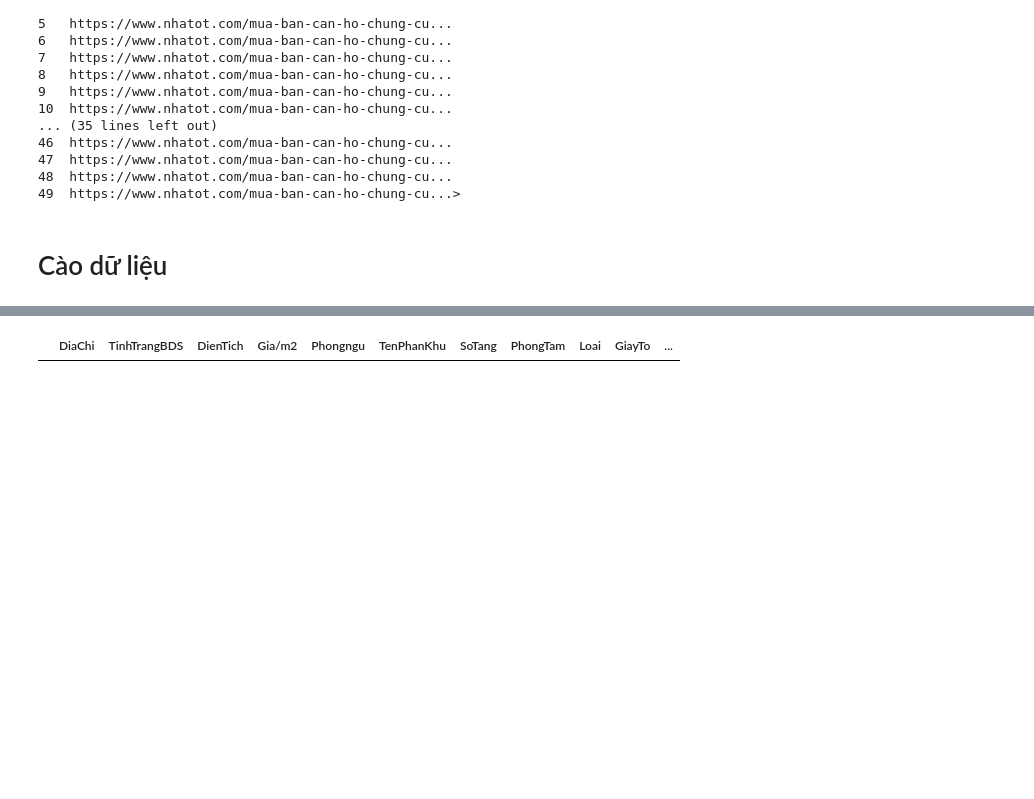
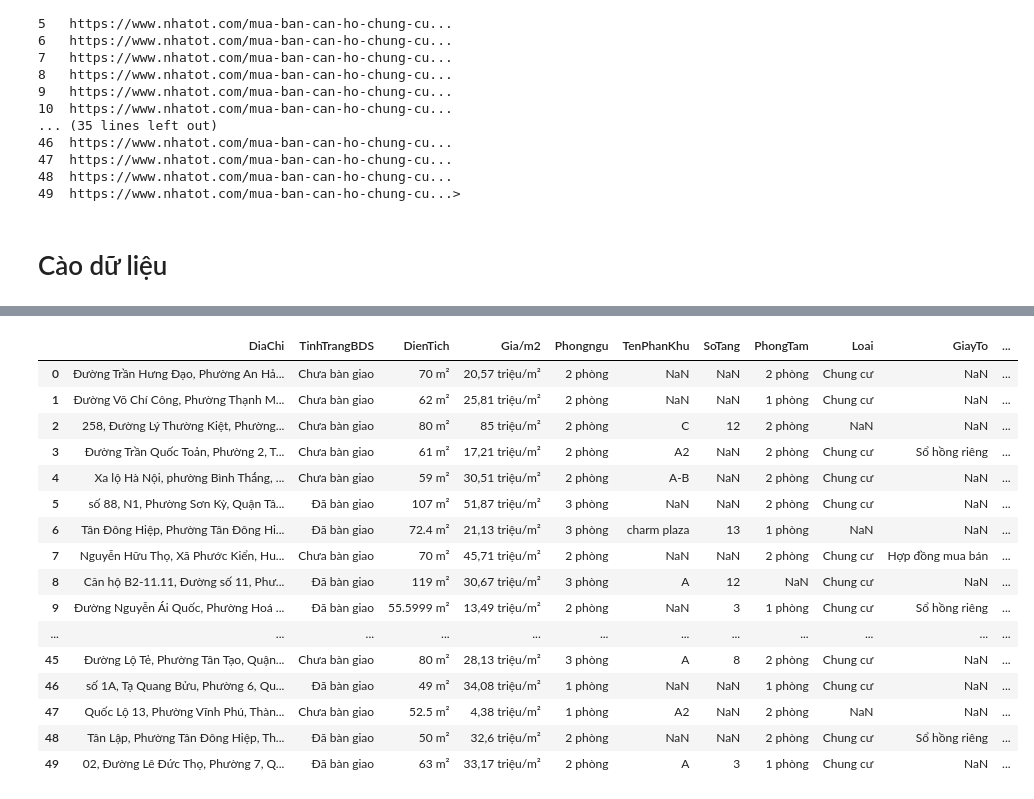
Before and after one commit to huywindear004/SIC_BigData_Real-Estate-Price-Prediction, a Jupyter notebook: notebooks/WebScraping.ipynb, the cells around one changed output, grey strips where cells are left out. Drawn from its saved outputs; the diff is of its cells as text; code cells hidden in the pictures; blank space fills up the shorter version.

```diff
--- a/notebooks/WebScraping.ipynb
+++ b/notebooks/WebScraping.ipynb
@@ -29,8 +40,8 @@ import time
 # service = Service(chromedriver_path)
 
 # # Khởi tạo WebDriver cho Cốc Cốc
-#options = webdriver.ChromeOptions()
-#options.add_argument("--headless")  # Chạy ẩn danh (không hiển thị trình duyệt)
+# options = webdriver.ChromeOptions()
+# options.add_argument("--headless")  # Chạy ẩn danh (không hiển thị trình duyệt)
 
 try:
 
@@ -38,7 +49,7 @@ try:
     arr = []
 
     # Lặp qua các trang
-    for page in range(1, 3):
+    for page in range(1, 10):
         driver = webdriver.Chrome()
         url = f"https://www.nhatot.com/mua-ban-can-ho-chung-cu?page={page}"
         print(f"Đang lấy dữ liệu từ trang: {url}")
@@ -57,7 +68,7 @@ except Exception as e:
 # Tạo DataFrame từ danh sách các link
 df = pd.DataFrame(arr, columns=['links'])
 # Lưu DataFrame vào file CSV
-df.to_csv('../data/test/links_chotot.csv', index=False)
+df.to_csv('data\\chotot.csv', index=False)
 print("Hoàn thành lấy dữ liệu!")
 # %% [output]
 Đang lấy dữ liệu từ trang: https://www.nhatot.com/mua-ban-can-ho-chung-cu?page=1
@@ -70,5 +83,5 @@ Hoàn thành lấy dữ liệu!
 # %%
-frame = pd.read_csv('../data/test/links_chotot.csv')
+frame = pd.read_csv('data\\chotot.csv')
 frame.head(20)
 frame.info
 # %% [output]
@@ -112,16 +125,13 @@ def getdata(link):
     options.add_argument("--disable-gpu")  # Tắt GPU (không cần thiết cho chế độ headless)
     options.add_argument("--no-sandbox")
     options.add_argument("--disable-dev-shm-usage")
-
     # Tạo instance của trình điều khiển Chrome
     driver = webdriver.Chrome(options=options)
         # Mở trang web
     driver.get(link)
-
         # Lấy nội dung HTML của trang
     html_text = driver.page_source
     driver.quit()  # Đóng trình duyệt sau khi lấy dữ liệu
-
         # Phân tích cú pháp HTML để trích xuất dữ liệu
     r_html = HTML(html=html_text)
     if len(r_html.find(".notfound-message")) == 0:
@@ -132,28 +142,14 @@ def getdata(link):
             # test là toàn bộ mã html của trang đang truy xuất
             test = r_table[0]
             inf = test.find('.col-xs-12')
-            price = test.find('.priceWrapper___y7Aj6')
-            temp = r_html.find('a')
-            col = temp[6].find('b')
-            info = inf[1].text + '\n'
-            for item in r_table:
-                print(item)
-            print(test.html)  # In mã HTML thô của test
-            print("\nLength of test element (text):")
-            print(len(test.text))
-            for item in inf:
-                print(item)
-            for item in price:
-                print(item)
-            for item in temp:
-                print(item)
-            for item in col:
-                print(item)
-            for item in info:
-                print(item)
+            attribute=test.find(".AdParam_adParamContainerVeh__Vz4Zt")
+            price = test.find('.AdDecriptionVeh_price__u_N83')
+            # temp = r_html.find('a')
+            # col = temp[6].find('b')
+            info = inf[0].text.replace("Xem bản đồ","").strip() #xóa chữ bản đồ ở phía cuối
             arr.append(info)  # dia chi nha
-            arr.append(inf[3].text)  # thong tin can nha
-            arr.append(price[1].text)  # gia nha
+            arr.append(attribute[0].text)  # thong tin can nha
+            arr.append(price[0].text)  # gia nha
         else:
             return []
 
@@ -169,6 +165,7 @@ def getdata(link):
     else:
         return []
 # %%
+count=0
 for link in frame['links']:
     print(link)
     data = getdata(link)
@@ -182,6 +179,7 @@ for link in frame['links']:
                 if item in i[0]:
                     mang.append(i[0].split(':')[1])
                     flag = 1
+                    break
             dem = dem+1
             if flag==1:
                 if (dem ==1): estate_condition+=mang
@@ -236,24 +233,40 @@ IndexError: list index out of range
 # %%
 df = {
         'DiaChi' : address,
         'TinhTrangBDS' : estate_condition,
         'DienTich' : acreage,
         'Gia/m2'   : price_m2,
         'Phongngu': bedroom,
       'TenPhanKhu': block,
       'SoTang': floor,
       'PhongTam':bath_room,
       'Loai': types,
       'GiayTo': Legal_papers,
       'MaCanHo': id_house,
       'TinhTrangNoiThat': furniture_condition,
       'HuongCuaChinh': main_direction,
       'HuongBanCong': balcony_direction,
       'DacDiem':Character,
       'Gia': price,
 }
 df = pd.DataFrame(df)
-df.to_csv('../data/test/raw_data.csv',encoding="utf-8-sig",index=False)
+df.to_csv('raw_data.csv',encoding="utf-8-sig",index=False)
 df
 # %% [output]
 |  | DiaChi | TinhTrangBDS | DienTich | Gia/m2 | Phongngu | TenPhanKhu | SoTang | PhongTam | Loai | GiayTo | ... |
+| 0 | Đường Trần Hưng Đạo, Phường An Hả... | Chưa bàn giao | 70 m² | 20,57 triệu/m² | 2 phòng | NaN | NaN | 2 phòng | Chung cư | NaN | ... |
+| 1 | Đường Võ Chí Công, Phường Thạnh M... | Chưa bàn giao | 62 m² | 25,81 triệu/m² | 2 phòng | NaN | NaN | 1 phòng | Chung cư | NaN | ... |
+| 2 | 258, Đường Lý Thường Kiệt, Phường... | Chưa bàn giao | 80 m² | 85 triệu/m² | 2 phòng | C | 12 | 2 phòng | NaN | NaN | ... |
+| 3 | Đường Trần Quốc Toản, Phường 2, T... | Chưa bàn giao | 61 m² | 17,21 triệu/m² | 2 phòng | A2 | NaN | 2 phòng | Chung cư | Sổ hồng riêng | ... |
+| 4 | Xa lộ Hà Nội, phường Bình Thắng, ... | Chưa bàn giao | 59 m² | 30,51 triệu/m² | 2 phòng | A-B | NaN | 2 phòng | Chung cư | NaN | ... |
+| 5 | số 88, N1, Phường Sơn Kỳ, Quận Tâ... | Đã bàn giao | 107 m² | 51,87 triệu/m² | 3 phòng | NaN | NaN | 2 phòng | Chung cư | NaN | ... |
+| 6 | Tân Đông Hiệp, Phường Tân Đông Hi... | Đã bàn giao | 72.4 m² | 21,13 triệu/m² | 3 phòng | charm plaza | 13 | 1 phòng | NaN | NaN | ... |
+| 7 | Nguyễn Hữu Thọ, Xã Phước Kiển, Hu... | Chưa bàn giao | 70 m² | 45,71 triệu/m² | 2 phòng | NaN | NaN | 2 phòng | Chung cư | Hợp đồng mua bán | ... |
+| 8 | Căn hộ B2-11.11, Đường số 11, Phư... | Đã bàn giao | 119 m² | 30,67 triệu/m² | 3 phòng | A | 12 | NaN | Chung cư | NaN | ... |
+| 9 | Đường Nguyễn Ái Quốc, Phường Hoá ... | Đã bàn giao | 55.5999 m² | 13,49 triệu/m² | 2 phòng | NaN | 3 | 1 phòng | Chung cư | Sổ hồng riêng | ... |
+| ... | ... | ... | ... | ... | ... | ... | ... | ... | ... | ... | ... |
+| 45 | Đường Lộ Tẻ, Phường Tân Tạo, Quận... | Chưa bàn giao | 80 m² | 28,13 triệu/m² | 3 phòng | A | 8 | 2 phòng | Chung cư | NaN | ... |
+| 46 | số 1A, Tạ Quang Bửu, Phường 6, Qu... | Đã bàn giao | 49 m² | 34,08 triệu/m² | 1 phòng | NaN | NaN | 1 phòng | Chung cư | NaN | ... |
+| 47 | Quốc Lộ 13, Phường Vĩnh Phú, Thàn... | Chưa bàn giao | 52.5 m² | 4,38 triệu/m² | 1 phòng | A2 | NaN | 2 phòng | NaN | NaN | ... |
+| 48 | Tân Lập, Phường Tân Đông Hiệp, Th... | Đã bàn giao | 50 m² | 32,6 triệu/m² | 2 phòng | NaN | NaN | 2 phòng | Chung cư | Sổ hồng riêng | ... |
+| 49 | 02, Đường Lê Đức Thọ, Phường 7, Q... | Đã bàn giao | 63 m² | 33,17 triệu/m² | 2 phòng | A | 3 | 1 phòng | Chung cư | NaN | ... |
```
Also changed, not shown: parts of 4 cells of this notebook.
